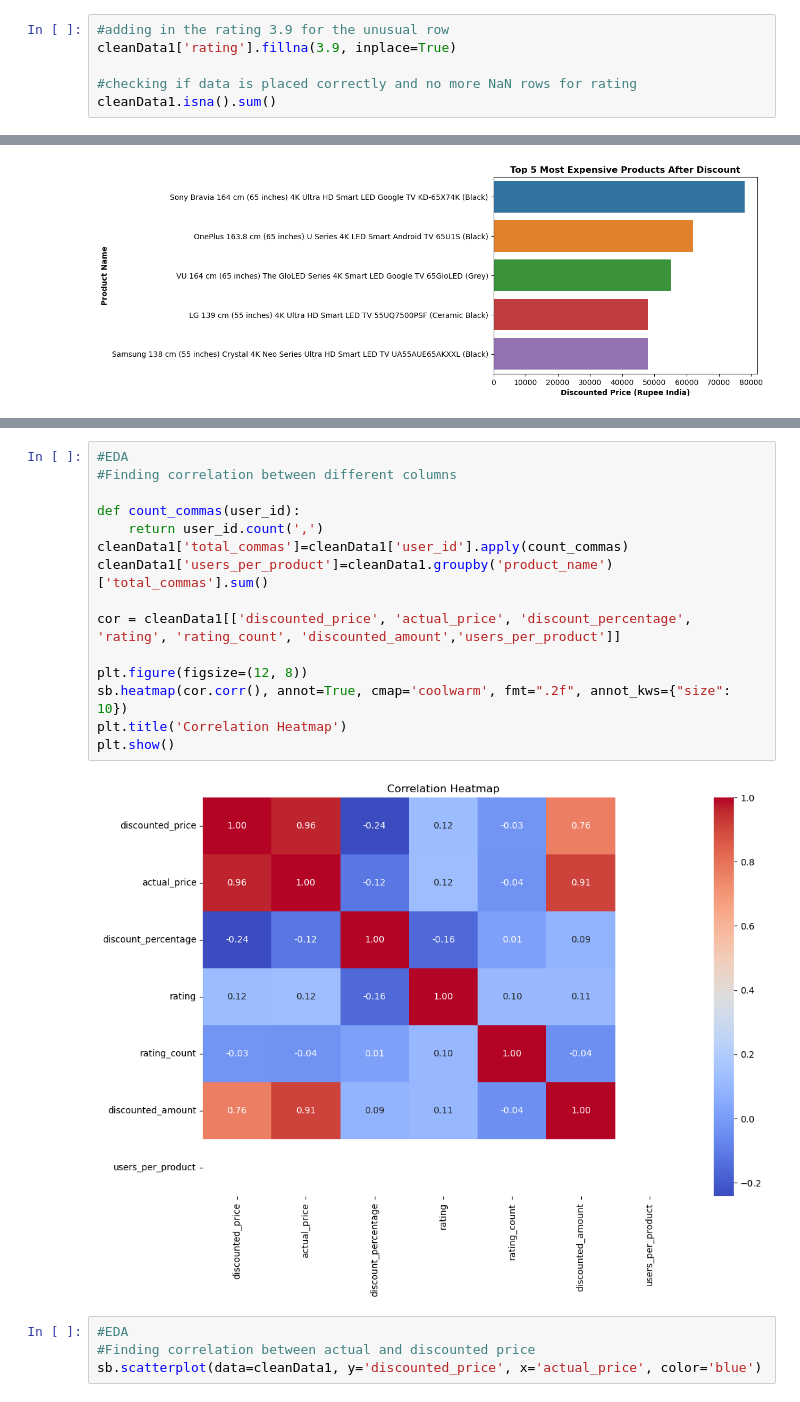
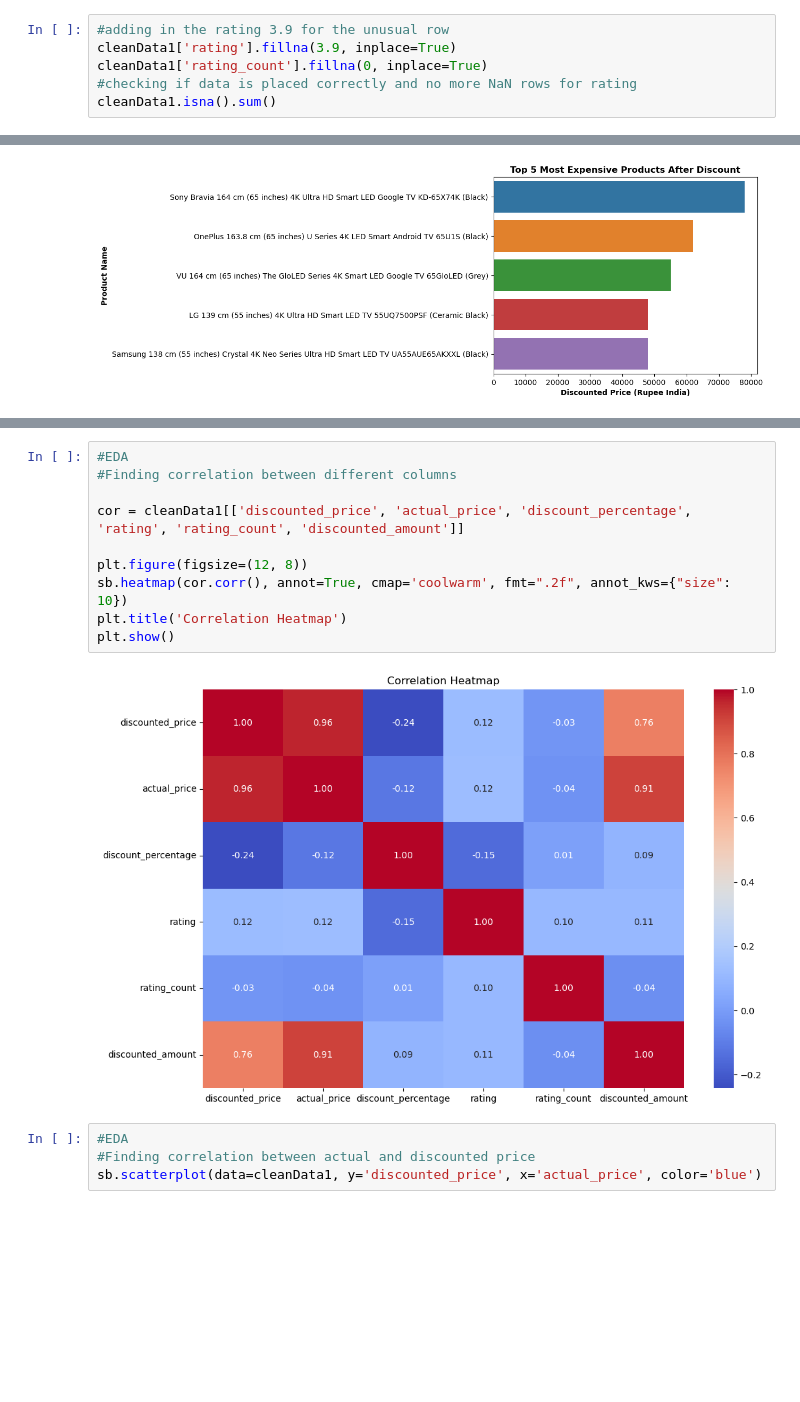
Before and after one commit to dinglinlee/SC1015-Project, a Jupyter notebook: dsaiReccSystem.ipynb, the cells around one changed output, grey strips where cells are left out. Drawn from its saved outputs; the diff is of its cells as text; blank space fills up the shorter version.

```diff
--- a/dsaiReccSystem.ipynb
+++ b/dsaiReccSystem.ipynb
@@ -109,7 +109,7 @@ cleanData1[cleanData1['rating'].isna()]
 # %%
 #adding in the rating 3.9 for the unusual row
 cleanData1['rating'].fillna(3.9, inplace=True)
-
+cleanData1['rating_count'].fillna(0, inplace=True)
 #checking if data is placed correctly and no more NaN rows for rating
 cleanData1.isna().sum()
 # %% [output]
@@ -292,20 +260,15 @@ Text(0, 0.5, 'Product Name')
 # %%
 #EDA
 #Finding correlation between different columns
 
-def count_commas(user_id):
-    return user_id.count(',')
-cleanData1['total_commas']=cleanData1['user_id'].apply(count_commas)
-cleanData1['users_per_product']=cleanData1.groupby('product_name')['total_commas'].sum()
-
-cor = cleanData1[['discounted_price', 'actual_price', 'discount_percentage', 'rating', 'rating_count', 'discounted_amount','users_per_product']]
+cor = cleanData1[['discounted_price', 'actual_price', 'discount_percentage', 'rating', 'rating_count', 'discounted_amount']]
 
 plt.figure(figsize=(12, 8))
 sb.heatmap(cor.corr(), annot=True, cmap='coolwarm', fmt=".2f", annot_kws={"size": 10})
 plt.title('Correlation Heatmap')
 plt.show()
 # %% [output]
-[figure, old version]
+[figure, new version]
 # %%
 #EDA
 #Finding correlation between actual and discounted price
```
Also changed, not shown: parts of 4 cells of this notebook.
